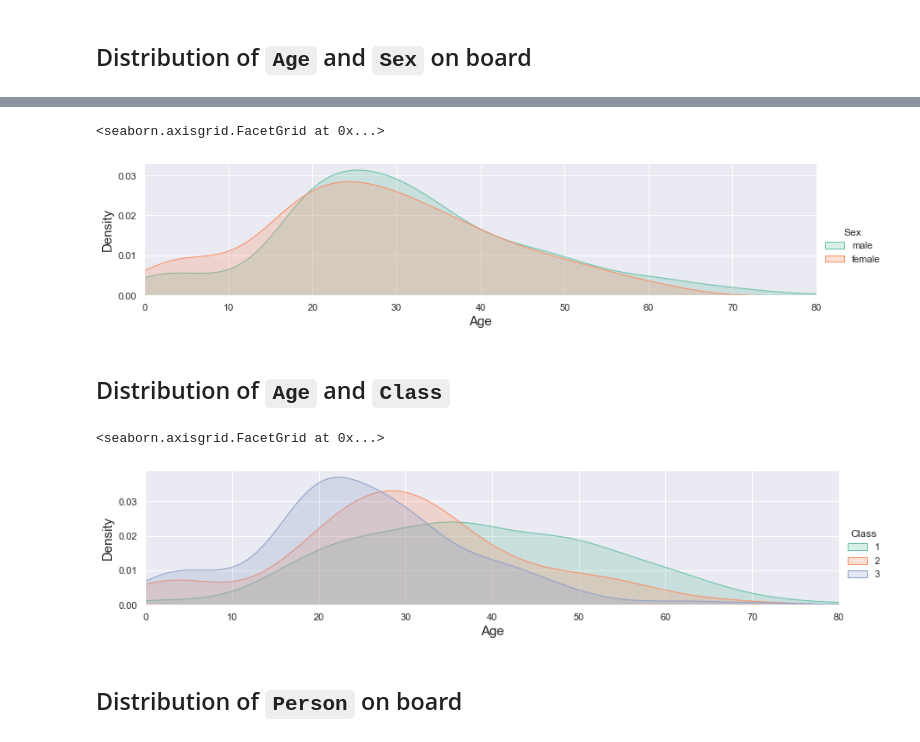
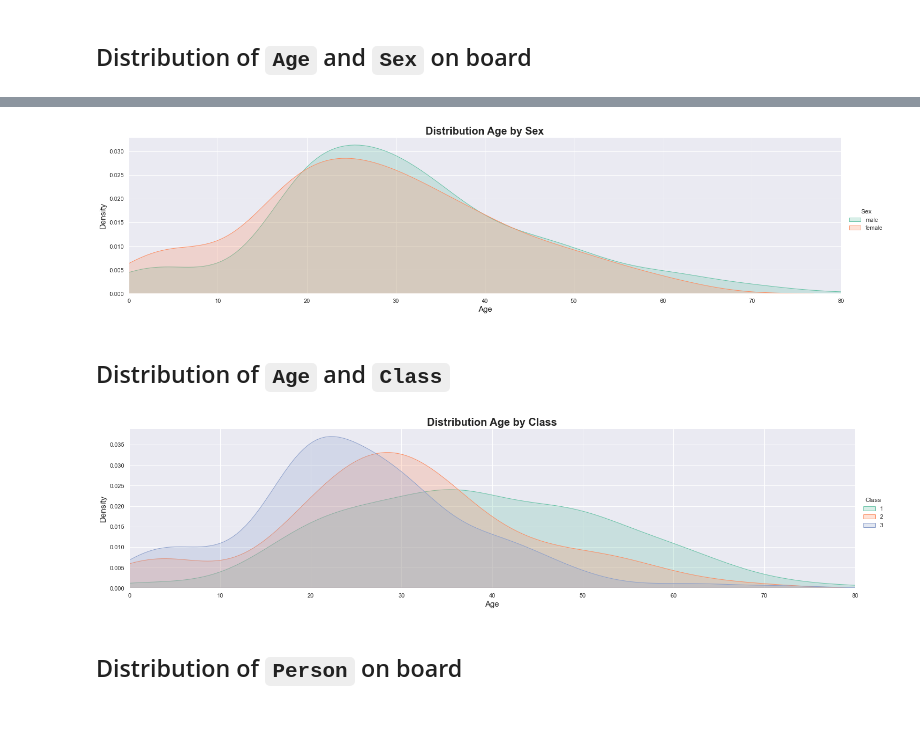
Before and after one commit to enricogoerlitz/Data-Analysis, a Jupyter notebook: 01_Titanic_Hello_World/notebook/notebook1.ipynb, the cells around one changed output, grey strips where cells are left out. Drawn from its saved outputs; the diff is of its cells as text; code cells hidden in the pictures.

```diff
--- a/01_Titanic_Hello_World/notebook/notebook1.ipynb
+++ b/01_Titanic_Hello_World/notebook/notebook1.ipynb
@@ -321,21 +319,19 @@ sns.histplot(x=AGE, data=df_cleaned, hue=SEX)
 # %%
-fig = sns.FacetGrid(data=df_cleaned, hue=SEX, aspect=4)
+fig = sns.FacetGrid(data=df_cleaned, hue=SEX, aspect=4, height=5)
 fig.map(sns.kdeplot, AGE, shade=True)
-fig.set(xlim=(0, df_cleaned[AGE].max()))
-fig.add_legend()
+fig.set(xlim=(0, df_cleaned[AGE].max()), title="Distribution Age by Sex")
+fig.add_legend();
 # %% [output]
-<seaborn.axisgrid.FacetGrid at 0x...>
-[figure, old version]
+[figure, new version]
 # %% [markdown]
 ## Distribution of `Age` and `Class`
 # %%
-fig = sns.FacetGrid(df_cleaned, hue=CLASS, aspect=4)
+fig = sns.FacetGrid(df_cleaned, hue=CLASS, aspect=4, height=5)
 fig.map(sns.kdeplot, AGE, shade=True)
-fig.set(xlim=(0, df_cleaned[AGE].max()))
-fig.add_legend()
+fig.set(xlim=(0, df_cleaned[AGE].max()), title="Distribution Age by Class")
+fig.add_legend();
 # %% [output]
-<seaborn.axisgrid.FacetGrid at 0x...>
-[figure, old version]
+[figure, new version]
 # %% [markdown]
 ## Distribution of `Person` on board
 # %%
```
Also changed, not shown: parts of 54 cells of this notebook.
